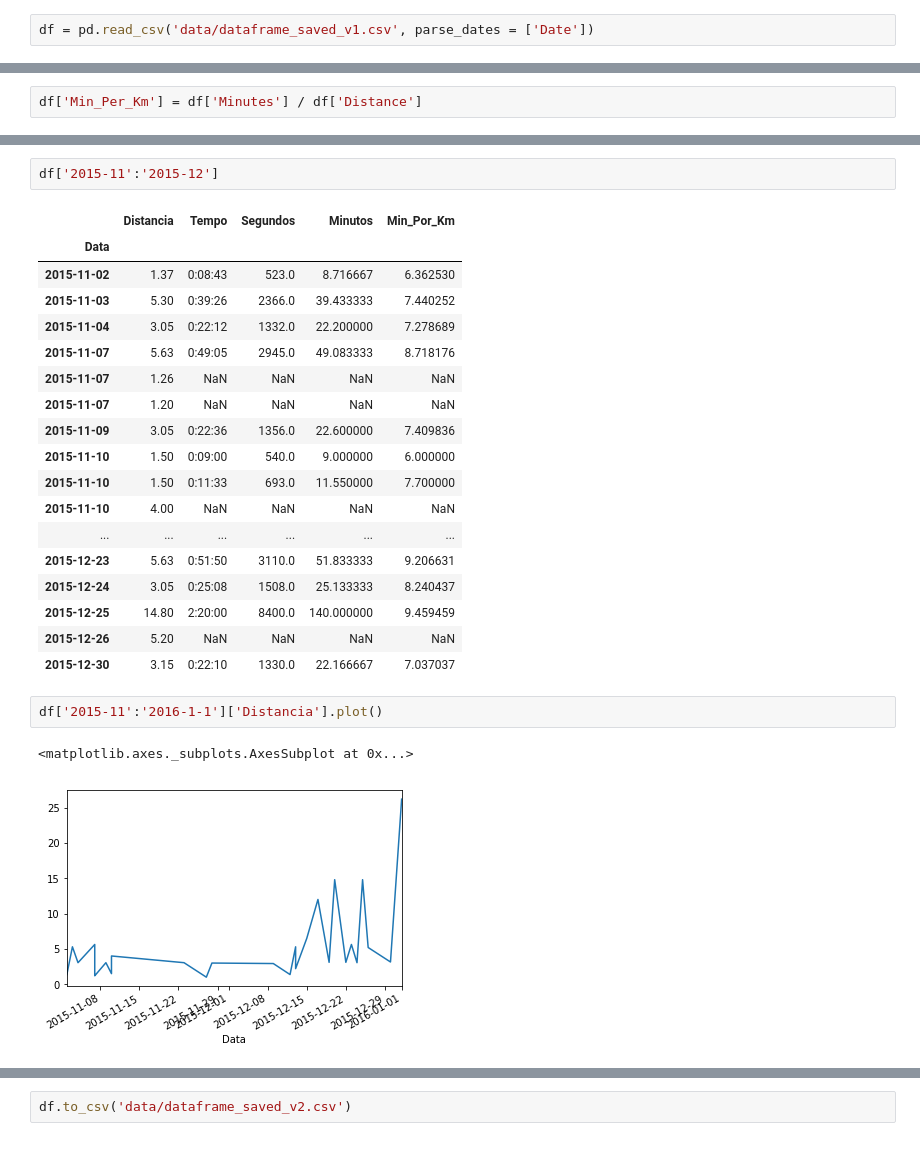
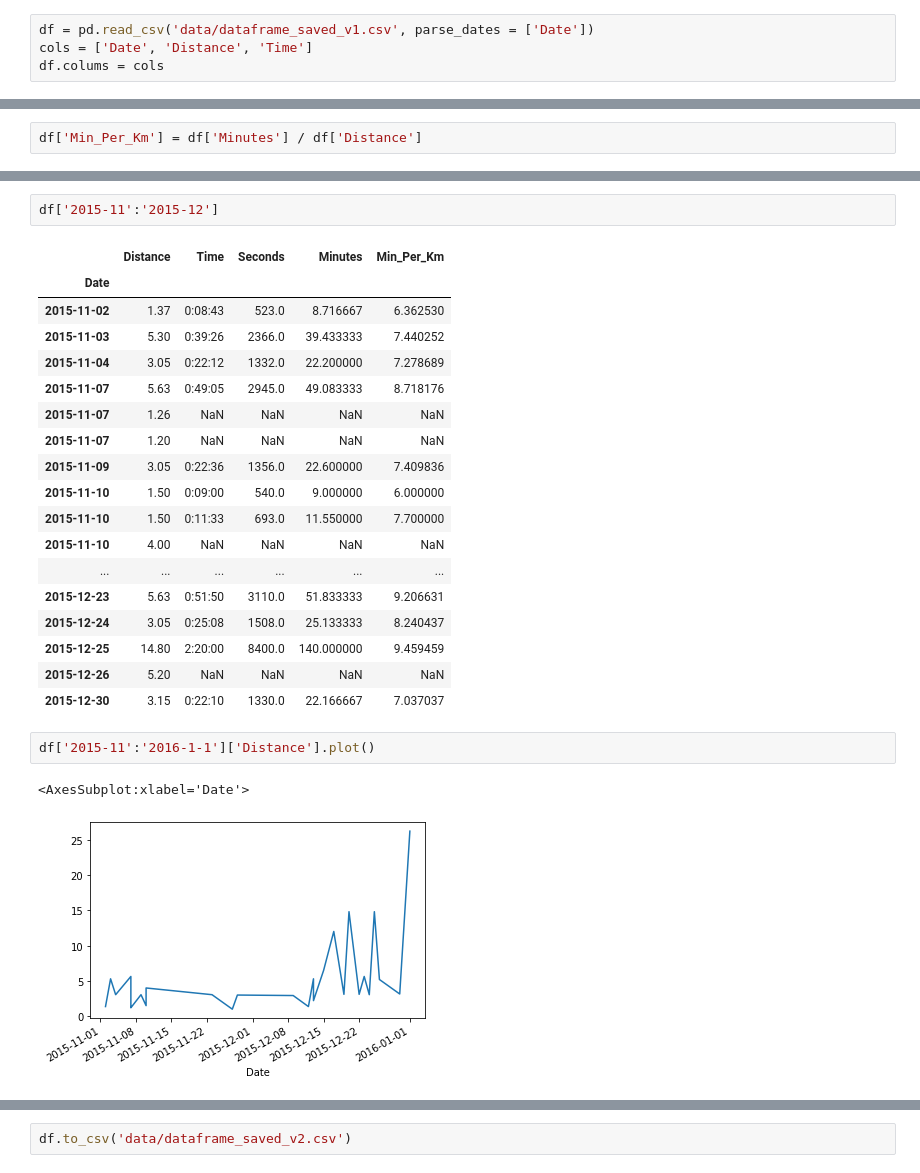
Before and after one commit to Anello92/organization_visualization_python, a Jupyter notebook: Exploratory-Data-Analysis-Pt2.ipynb, the cells around one changed output, grey strips where cells are left out. Drawn from its saved outputs; the diff is of its cells as text.

```diff
--- a/Exploratory-Data-Analysis-Pt2.ipynb
+++ b/Exploratory-Data-Analysis-Pt2.ipynb
@@ -29,6 +29,8 @@ Tempo         object
 dtype: object
 # %%
 df = pd.read_csv('data/dataframe_saved_v1.csv', parse_dates = ['Date'])
+cols = ['Date', 'Distance', 'Time']
+df.colums = cols
 # %%
 df.head()
 # %% [output]
@@ -261,8 +261,8 @@ DatetimeIndex(['2015-08-02', '2015-08-03', '2015-08-04', '2015-08-06',
 # %%
 df['2015-11':'2015-12']
 # %% [output]
-|  | Distancia | Tempo | Segundos | Minutos | Min_Por_Km |
-| Data |  |  |  |  |  |
+|  | Distance | Time | Seconds | Minutes | Min_Per_Km |
+| Date |  |  |  |  |  |
 | 2015-11-02 | 1.37 | 0:08:43 | 523.0 | 8.716667 | 6.362530 |
 | 2015-11-03 | 5.30 | 0:39:26 | 2366.0 | 39.433333 | 7.440252 |
 | 2015-11-04 | 3.05 | 0:22:12 | 1332.0 | 22.200000 | 7.278689 |
@@ -280,10 +280,10 @@ df['2015-11':'2015-12']
 | 2015-12-26 | 5.20 | NaN | NaN | NaN | NaN |
 | 2015-12-30 | 3.15 | 0:22:10 | 1330.0 | 22.166667 | 7.037037 |
 # %%
-df['2015-11':'2016-1-1']['Distancia'].plot()
+df['2015-11':'2016-1-1']['Distance'].plot()
 # %% [output]
-<matplotlib.axes._subplots.AxesSubplot at 0x...>
+<AxesSubplot:xlabel='Date'>
-[figure, old version]
+[figure, new version]
 # %%
 df.loc['2015-8-12']
 # %% [output]
```
Also changed, not shown: parts of 28 cells of this notebook.
